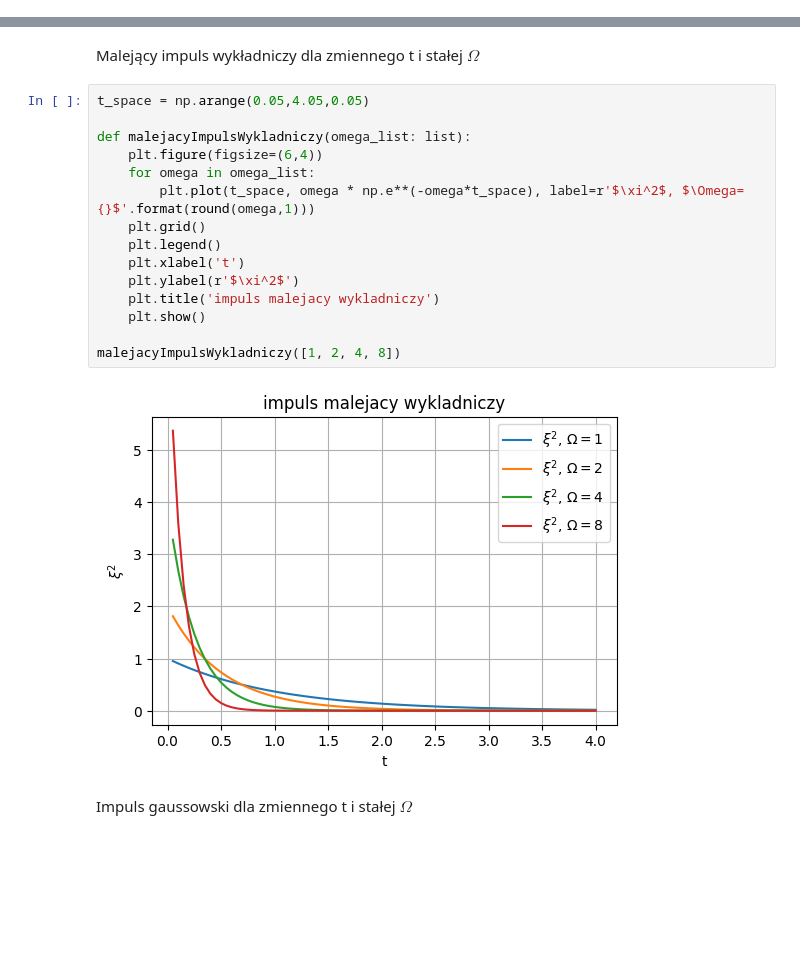
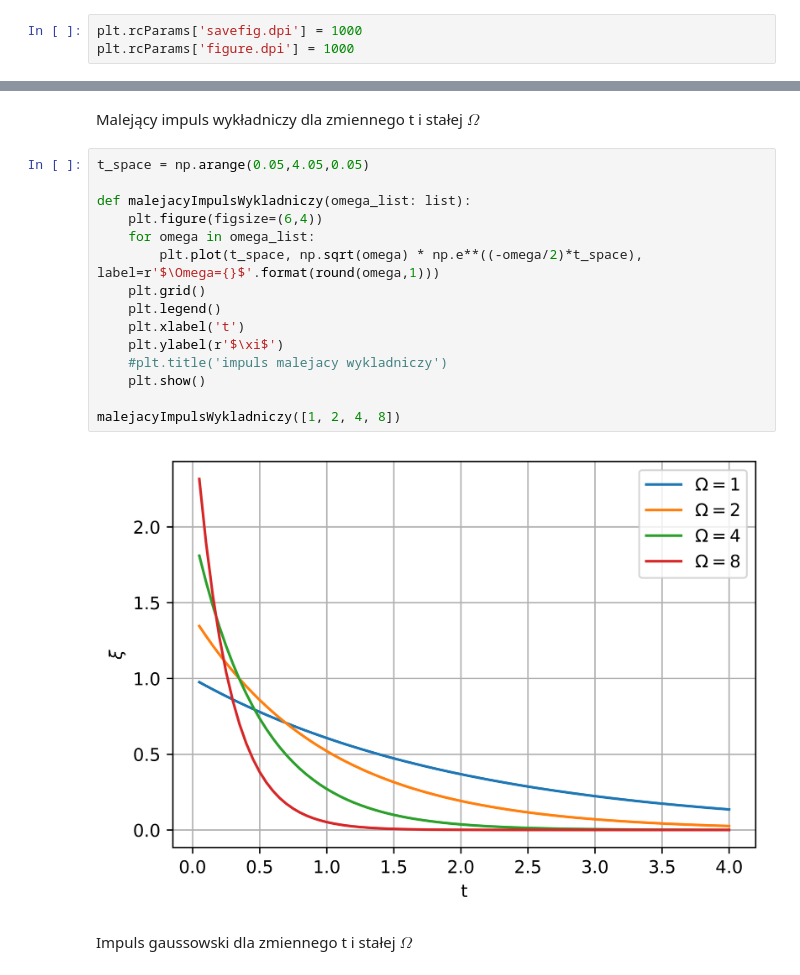
Before and after one commit to Kubabob/pracownia_rotacyjna, a Jupyter notebook: impulsy.ipynb, the cells around one changed output, grey strips where cells are left out. Saved outputs shown, nothing was run; the diff lists cells and outputs as text; blank space fills up the shorter version.

```diff
--- a/impulsy.ipynb
+++ b/impulsy.ipynb
@@ -2,6 +2,9 @@
 import numpy as np
 import matplotlib.pyplot as plt
 from scipy.integrate import quad
+# %%
+plt.rcParams['savefig.dpi'] = 1000
+plt.rcParams['figure.dpi'] = 1000
 # %% [markdown]
 Rosnący impuls wykładniczy dla zmiennego t i stałej $\Omega$
 # %%
@@ -32,20 +53,20 @@ Malejący impuls wykładniczy dla zmiennego t i stałej $\Omega$
 # %%
 t_space = np.arange(0.05,4.05,0.05)
 
 def malejacyImpulsWykladniczy(omega_list: list):
     plt.figure(figsize=(6,4))
     for omega in omega_list:
-        plt.plot(t_space, omega * np.e**(-omega*t_space), label=r'$\xi^2$, $\Omega={}$'.format(round(omega,1)))
+        plt.plot(t_space, np.sqrt(omega) * np.e**((-omega/2)*t_space), label=r'$\Omega={}$'.format(round(omega,1)))
     plt.grid()
     plt.legend()
     plt.xlabel('t')
-    plt.ylabel(r'$\xi^2$')
-    plt.title('impuls malejacy wykladniczy')
+    plt.ylabel(r'$\xi$')
+    #plt.title('impuls malejacy wykladniczy')
     plt.show()
 
 malejacyImpulsWykladniczy([1, 2, 4, 8])
 # %% [output]
-[figure, old version]
+[figure, new version]
 # %% [markdown]
 Impuls gaussowski dla zmiennego t i stałej $\Omega$
 # %%
```
Also changed, not shown: parts of 3 cells of this notebook, 12 other files.
